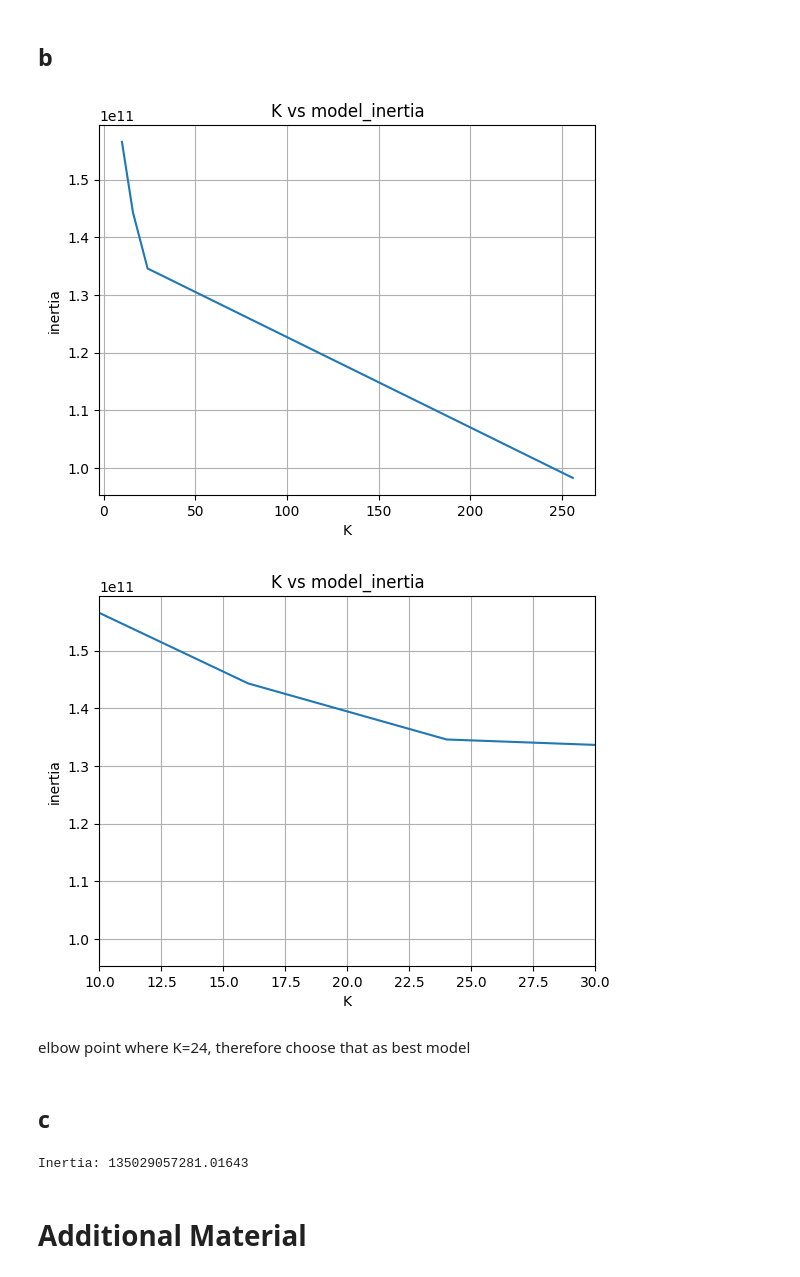
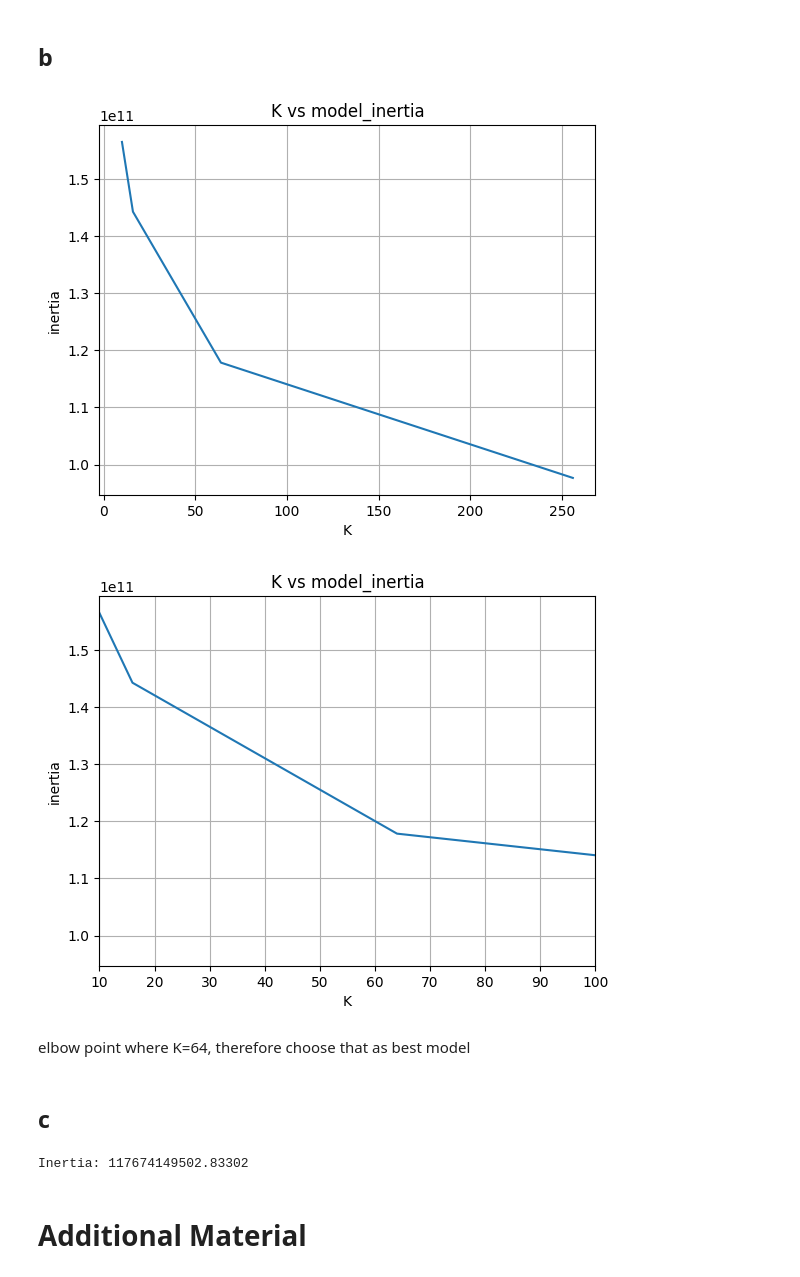
Before and after one commit to mdigeron/AAI595, a Jupyter notebook: AAI595HW5.ipynb, the cells around one changed output. Saved outputs shown, nothing was run; the diff lists cells and outputs as text; code cells hidden in the pictures.

```diff
--- a/AAI595HW5.ipynb
+++ b/AAI595HW5.ipynb
@@ -172,7 +172,7 @@ Training Time(s): 2720.018861055374
 # %% [markdown]
 ## a
 # %%
-K = [10,16,24,256]
+K = [10,16,64,256]
 model_inertia = []
 for num_clusters in K:
   mini_batch_k_means = MiniBatchKMeans(n_clusters=num_clusters)
@@ -188,29 +188,29 @@ plt.ylabel("inertia")
 plt.grid()
 plt.show()
 # %% [output]
-[figure, old version]
+[figure, new version]
 # %%
 plt.plot(K,model_inertia)
 plt.title("K vs model_inertia")
 plt.xlabel("K")
 plt.ylabel("inertia")
-plt.xlim(10,30)
+plt.xlim(10,100)
 plt.grid()
 plt.show()
 # %% [output]
-[figure, old version]
+[figure, new version]
 # %% [markdown]
-elbow point where K=24, therefore choose that as best model
+elbow point where K=64, therefore choose that as best model
 # %% [markdown]
 ## c
 # %%
-best_k = 24
+best_k = 64
 mini_batch_k_means = MiniBatchKMeans(n_clusters=best_k)
 mini_batch_k_means.fit(train_images)
 print(f"Inertia: {mini_batch_k_means.inertia_}")
 predictions = mini_batch_k_means.predict(test_images)
 # %% [output]
-Inertia: 135029057281.01643
+Inertia: 117674149502.83302
 # %% [markdown]
 # Additional Material
 # %%
```
Also changed, not shown: parts of 2 cells of this notebook.
